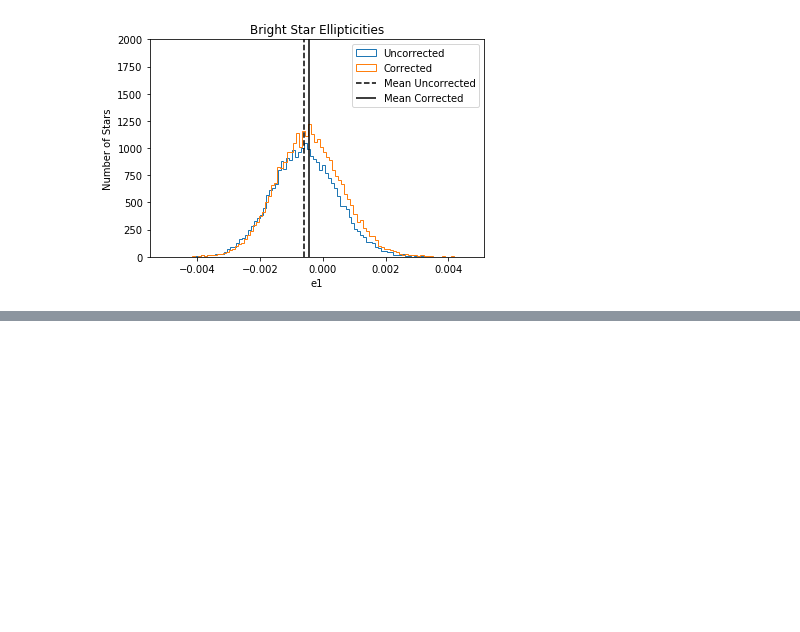
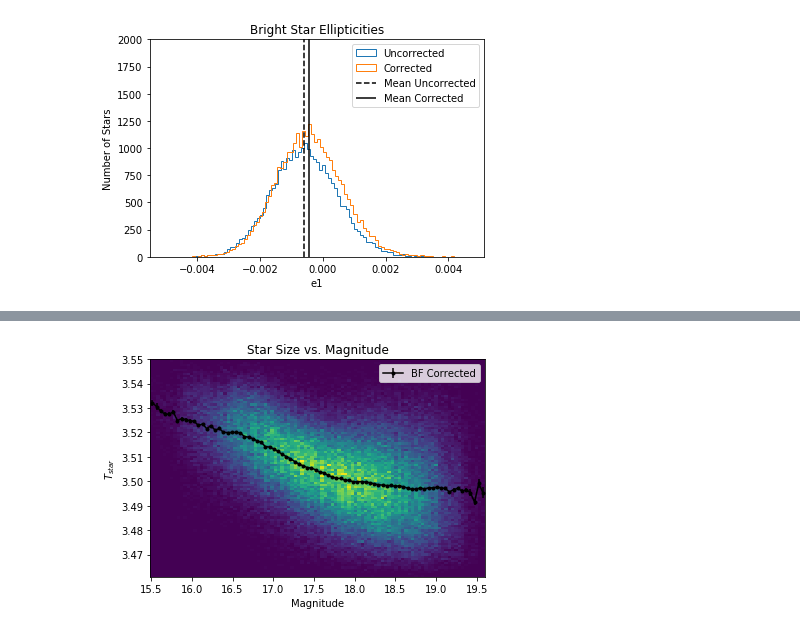
Before and after one commit to ellongley/DC2-BF-Tests, a Jupyter notebook: Run 2.1i BF Tests.ipynb, the cells around one changed output, grey strips where cells are left out. Cells and saved outputs as stored; diff of their text form; code cells hidden in the pictures; blank space fills up the shorter version.

```diff
--- a/Run 2.1i BF Tests.ipynb
+++ b/Run 2.1i BF Tests.ipynb
@@ -698,0 +206,18 @@ plt.legend(loc='best')
+# %%
+plt.hist2d(mag_corrected,T_star_corrected,bins=100)
+plt.xlabel('Magnitude')
+plt.title('Star Size vs. Magnitude')
+plt.ylabel('Size T=Ixx+Iyy')
+
+binned_value, binned_mag, binnumber = binned_statistic(mag_corrected, T_star_corrected, statistic='mean', bins=80, range=None)
+binned_error, binned_mag, binnumber = binned_statistic(mag_corrected, T_star_corrected, statistic='std', bins=80, range=None)
+binned_count, binned_mag, binnumber = binned_statistic(mag_corrected, T_star_corrected, statistic='count', bins=80, range=None)
+binned_mag_centers = 0.5*(binned_mag[1:]+binned_mag[:-1])
+plt.errorbar(binned_mag_centers,binned_value,yerr=binned_error/np.sqrt(binned_count),marker='.',color='black',label='BF Corrected')
+plt.ylabel('$T_{star}$')
+plt.xlabel('Magnitude')
+plt.legend(loc='best')
+
+plt.show()
+# %% [output]
+[figure, added]
```
Also changed, not shown: parts of 81 cells of this notebook.
